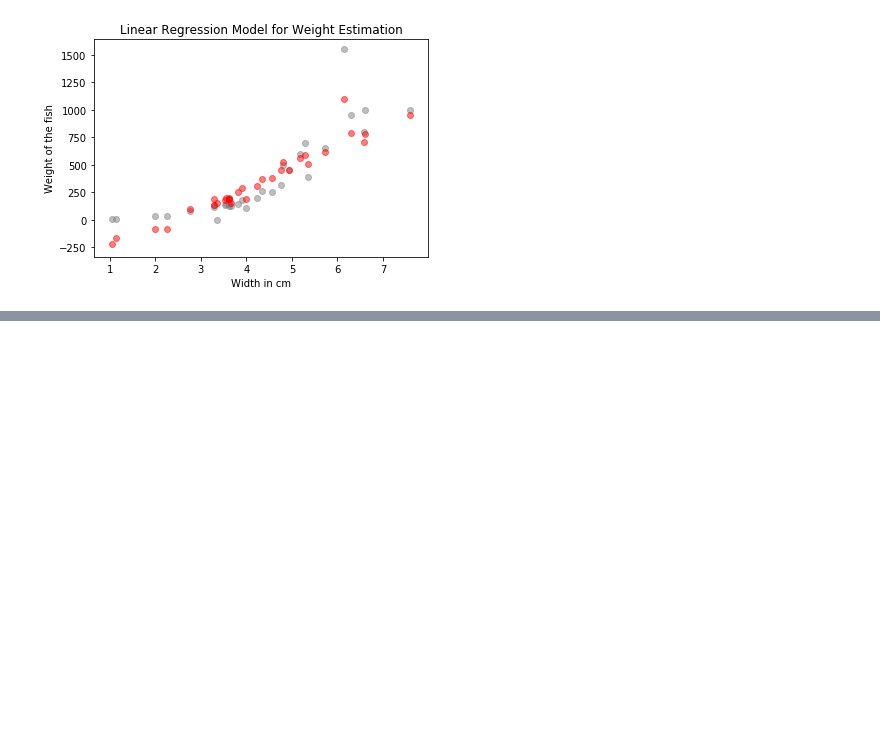
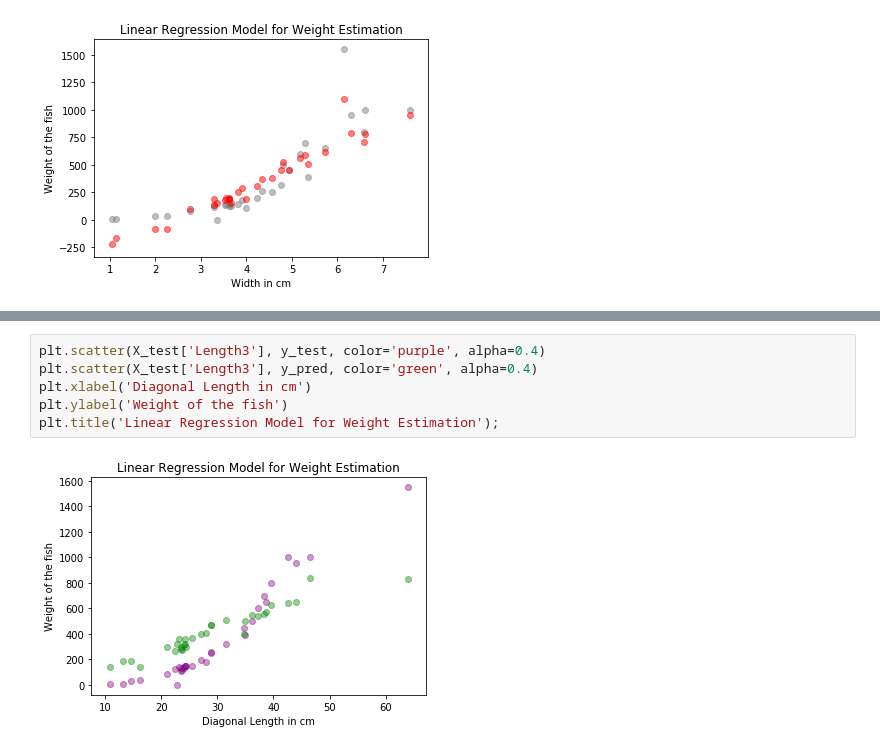
Before and after one commit to roatienza/ml, a Jupyter notebook: linear_algebra/notebook/linear_regression.ipynb, the cells around one changed output, grey strips where cells are left out. Cells and saved outputs as stored; diff of their text form; blank space fills up the shorter version.

```diff
--- a/linear_algebra/notebook/linear_regression.ipynb
+++ b/linear_algebra/notebook/linear_regression.ipynb
@@ -205,0 +273,8 @@ plt.title('Linear Regression Model for Weight Estimation');
+# %%
+plt.scatter(X_test['Length3'], y_test, color='purple', alpha=0.4)
+plt.scatter(X_test['Length3'], y_pred, color='green', alpha=0.4)
+plt.xlabel('Diagonal Length in cm')
+plt.ylabel('Weight of the fish')
+plt.title('Linear Regression Model for Weight Estimation');
+# %% [output]
+[figure, added]
```
Also changed, not shown: parts of 19 cells of this notebook.
